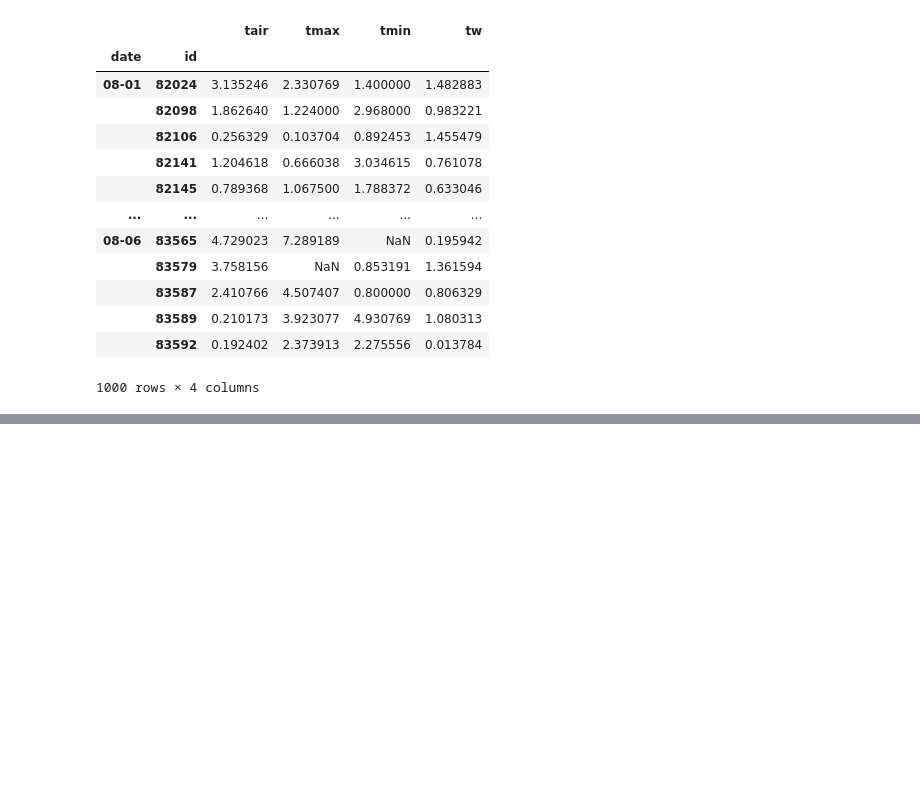
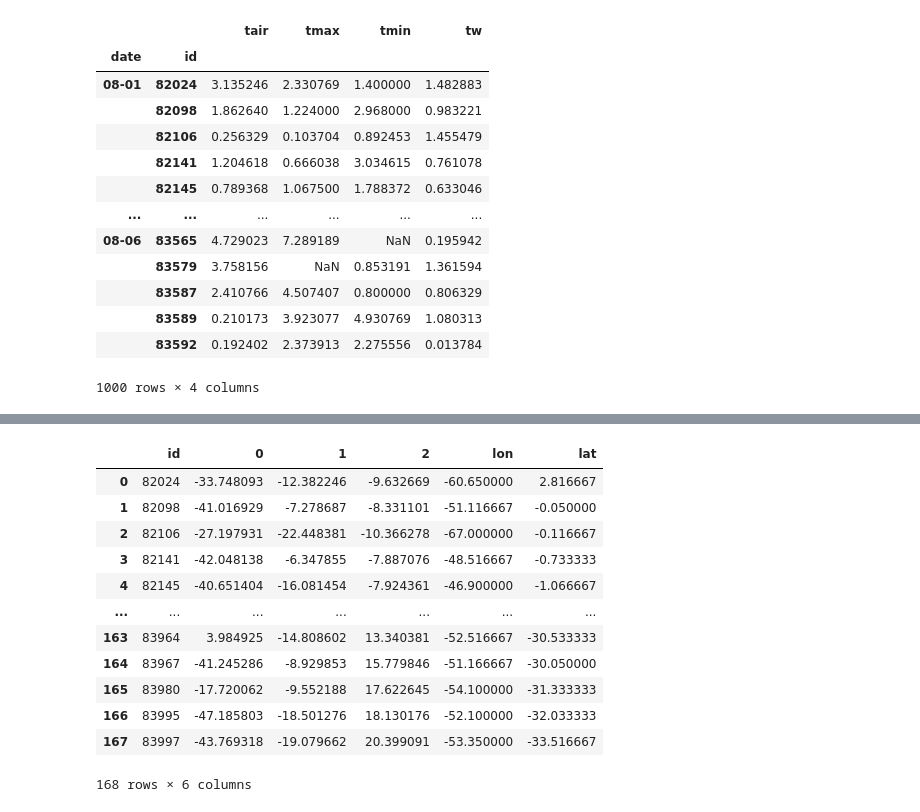
Before and after one commit to andrefellipe/ccd, a Jupyter notebook: baseline.ipynb, the cells around one changed output, grey strips where cells are left out. Drawn from its saved outputs; the diff is of its cells as text; code cells hidden in the pictures; blank space fills up the shorter version.

```diff
--- a/baseline.ipynb
+++ b/baseline.ipynb
@@ -331,0 +415,3 @@ files.download('baseline_temp.csv')
+# %%
+pca_values = pd.DataFrame(pca_values)
+pca_values
@@ -331,0 +434,3 @@ files.download('baseline_temp.csv')
+# %%
+pca_values.index = X.index
+pca_values
@@ -331,0 +452,18 @@ files.download('baseline_temp.csv')
+# %%
+pca_values = pca_values.merge(df_m,on='id')
+pca_values = pca_values.drop(['alt','name','state','uf','time_zone','offset_utc','time_zone.1','offset_utc.1'],axis=1)
+pca_values
+# %% [output]
+|  | id | 0 | 1 | 2 | lon | lat |
+| 0 | 82024 | -33.748093 | -12.382246 | -9.632669 | -60.650000 | 2.816667 |
+| 1 | 82098 | -41.016929 | -7.278687 | -8.331101 | -51.116667 | -0.050000 |
+| 2 | 82106 | -27.197931 | -22.448381 | -10.366278 | -67.000000 | -0.116667 |
+| 3 | 82141 | -42.048138 | -6.347855 | -7.887076 | -48.516667 | -0.733333 |
+| 4 | 82145 | -40.651404 | -16.081454 | -7.924361 | -46.900000 | -1.066667 |
+| ... | ... | ... | ... | ... | ... | ... |
+| 163 | 83964 | 3.984925 | -14.808602 | 13.340381 | -52.516667 | -30.533333 |
+| 164 | 83967 | -41.245286 | -8.929853 | 15.779846 | -51.166667 | -30.050000 |
+| 165 | 83980 | -17.720062 | -9.552188 | 17.622645 | -54.100000 | -31.333333 |
+| 166 | 83995 | -47.185803 | -18.501276 | 18.130176 | -52.100000 | -32.033333 |
+| 167 | 83997 | -43.769318 | -19.079662 | 20.399091 | -53.350000 | -33.516667 |
+168 rows × 6 columns
```
Also changed, not shown: parts of 17 cells of this notebook.
